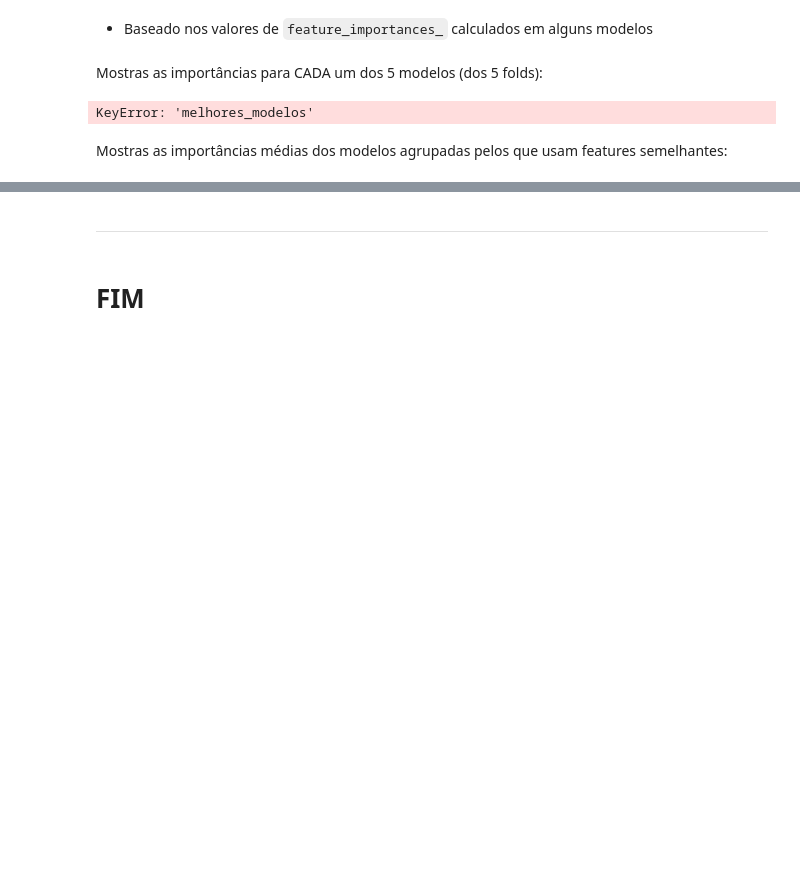
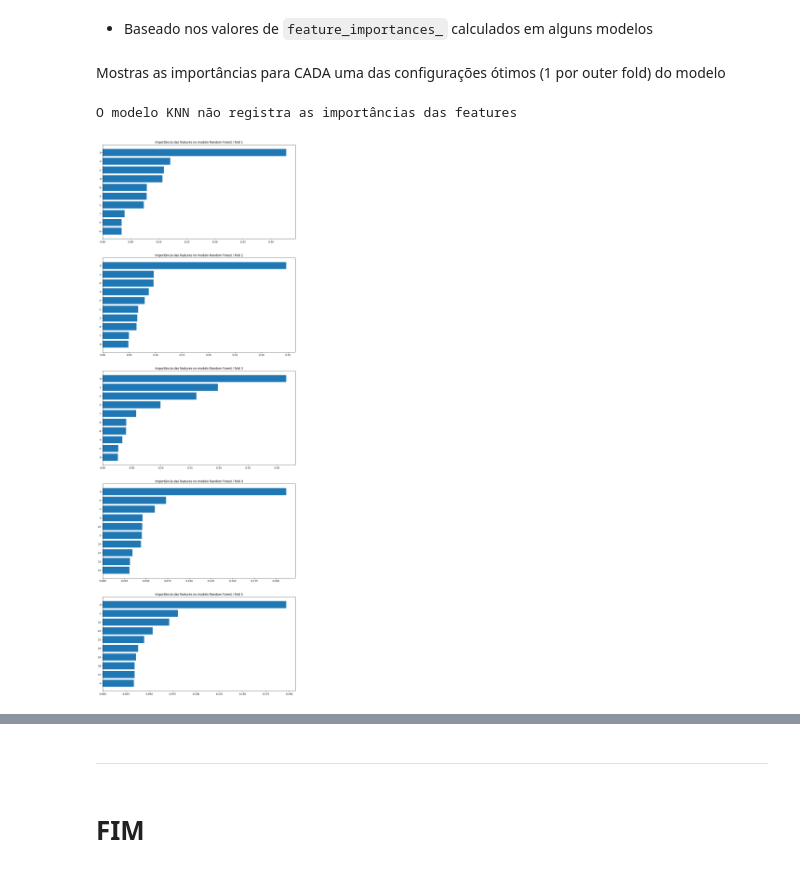
Before and after one commit to pablo-sampaio/embedding-to-likes, a Jupyter notebook: 3-Classificacao-50p-Analise-Resultados.ipynb, the cells around one changed output, grey strips where cells are left out. Drawn from its saved outputs; the diff is of its cells as text; code cells hidden in the pictures; blank space fills up the shorter version.

```diff
--- a/3-Classificacao-50p-Analise-Resultados.ipynb
+++ b/3-Classificacao-50p-Analise-Resultados.ipynb
@@ -40,5 +52,5 @@ Carregando dados brutos.
 dfx_full = pd.read_excel(f"{BASE_PATH}full-preproc2-inputs_{TYPE_NAME}_{SOCIAL_NETWORK}.xlsx", index_col='ID')
 dfy_full = pd.read_excel(f"{BASE_PATH}full-preproc2-outputs_{TYPE_NAME}_{SOCIAL_NETWORK}.xlsx", index_col='ID')
 # %%
-dfx, dfy = filter_dataset(dfx_full, dfy_full, subdataset=metadata['subdataset'], target_col=metadata['target'])
+dfx, dfy = filter_dataset(dfx_full, dfy_full, metadata)
 # %% [output]
@@ -379,7 +390,7 @@ def plot_importance(importances, title=None, max_features=None, feature_names=No
 
     return ax
 # %%
-if 'Decision Tree' in results:
+'''if 'Decision Tree' in results:
     # best model of the 1st fold of the outer cross-validation
     dec_tree_pipeline = results['Decision Tree']['melhores_modelos'][0]
 
@@ -394,4 +405,5 @@ if 'Decision Tree' in results:
 
     fig = plt.figure(figsize=(22,15))
     plot_tree(dec_tree, feature_names=list(feature_names), filled=True);
+''';
 # %%
@@ -415,2 +426,0 @@ def translate_feature_names(feature_names):
-# %% [markdown]
-Mostras as importâncias para CADA um dos 5 modelos (dos 5 folds):
@@ -419,41 +427,42 @@ from sklearn.model_selection import StratifiedKFold
+# %% [markdown]
+Mostras as importâncias para CADA uma das configurações ótimos (1 por outer fold) do modelo
 # %%
 for model_name in results.keys():
     if 'vote' in model_name:
         continue
 
-    model_pipeline = results[model_name]['melhores_modelos'][0]  # the best model found in the first fold
+    model_pipeline = results[model_name]['best_models'][0]  # the best model found in the first fold
     model_predictor = model_pipeline.named_steps['predictor']
 
     # testa se o modelo guarda as importâncias das features
     if not hasattr(model_predictor, 'feature_importances_'):
         print(f"O modelo {model_name} não registra as importâncias das features")
         continue
 
-    fig, axs = plt.subplots(5, 1, figsize=(20, 50))
+    fig, axs = plt.subplots(TOTAL_SPLITS, 1, figsize=(14, 8 * TOTAL_SPLITS))
 
     # Configurando a validação cruzada externa (igual à da função de treinamento)
-    #cv_outer = StratifiedKFold(n_splits=5, shuffle=True, random_state=metadata['random_state'])
+    cv_outer = metadata['cv_outer']
 
     fold = 0
     for train_ix, test_ix in cv_outer.split(dfx, dfy):
-    #for fold in range(5):
         X_train = dfx.iloc[train_ix]
         y_train = dfy.iloc[train_ix]
 
-        model_pipeline = results[model_name]['melhores_modelos'][fold]
+        model_pipeline = results[model_name]['best_models'][fold]
         model_predictor = model_pipeline.named_steps['predictor']
 
         model_pipeline.fit(X_train, y_train)
-        #model_pipeline.fit(dfx, dfy) # PENSAR: refazer o cv_outer ?
 
-        features = model_pipeline.named_steps['preproc'].get_feature_names_out()
+        #features = model_pipeline.named_steps['preproc'].get_feature_names_out()
+        features = None
         importances = model_predictor.feature_importances_
         plot_importance(importances,
                         title=f"Importância das features no modelo {model_name} / fold {fold+1}",
-                        feature_names=features, max_features=20,
+                        feature_names=features,
+                        max_features=10,
                         ax=axs[fold])
         fold += 1
 # %% [output]
-KeyError: 'melhores_modelos'
+O modelo KNN não registra as importâncias das features
+[figure, added]
-# %% [markdown]
-Mostras as importâncias médias dos modelos agrupadas pelos que usam features semelhantes:
```
Also changed, not shown: parts of 32 cells of this notebook, 7 other files.
